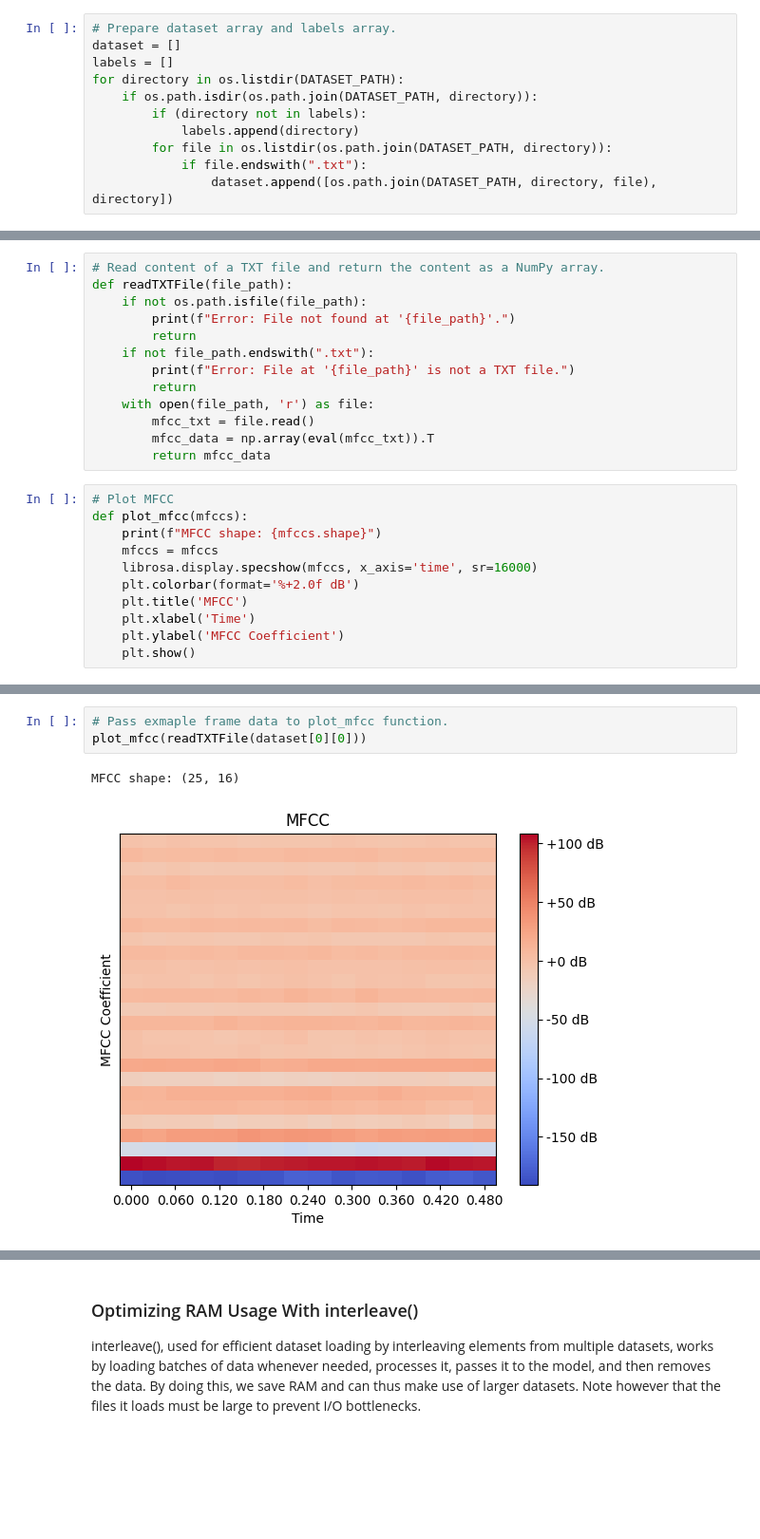
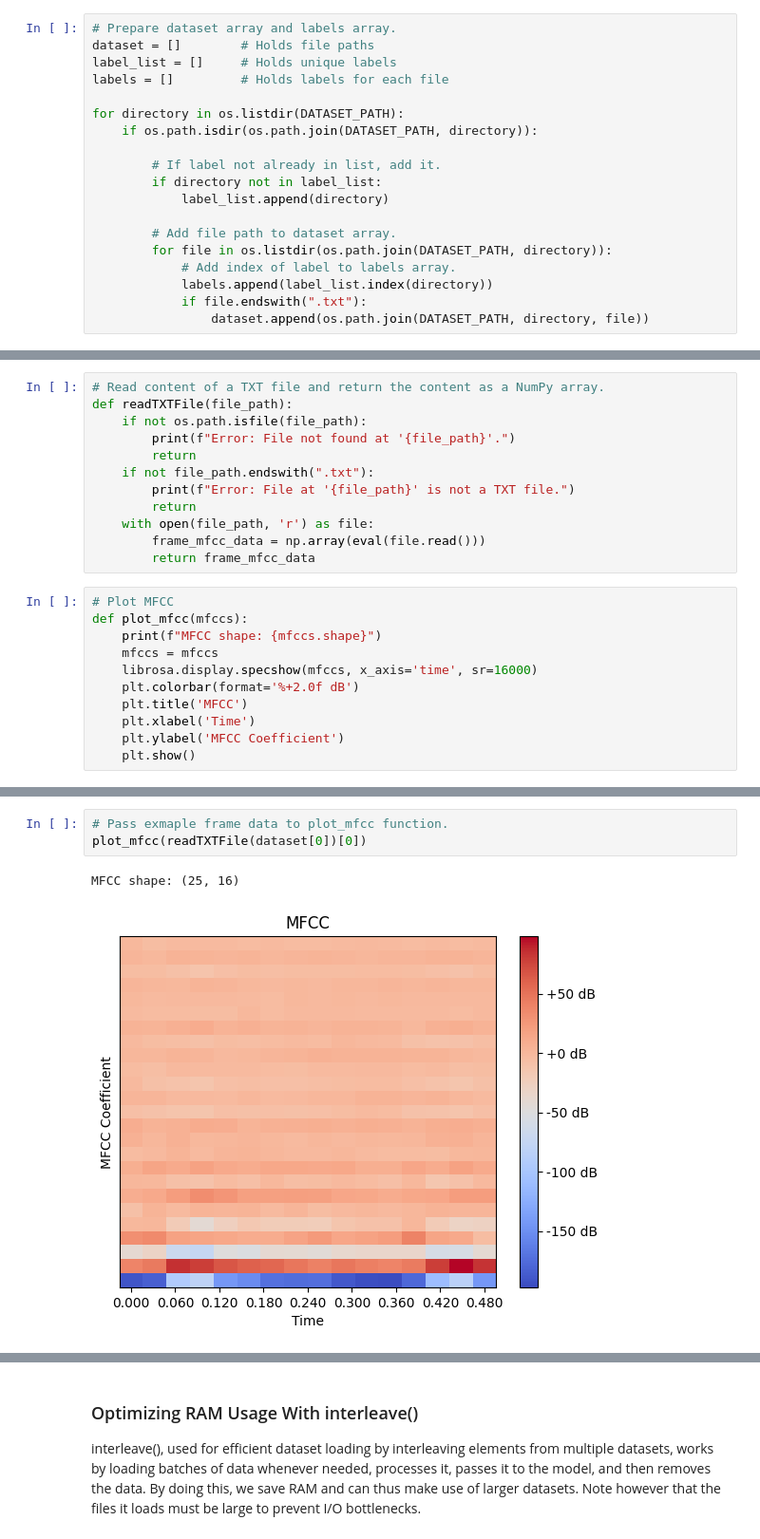
Before and after one commit to williamfridh/Vehicle-Classifying-and-Counting-Convolution-Neural-Networks-Onboard-Cost-Efficient-Microcontrollers, a Jupyter notebook: Model/model_0.ipynb, the cells around one changed output, grey strips where cells are left out. Shown: that part at 95% size. Saved outputs shown, nothing was run; the diff lists cells and outputs as text; blank space fills up the shorter version.

```diff
--- a/Model/model_0.ipynb
+++ b/Model/model_0.ipynb
@@ -121,12 +121,20 @@ To prepare the data, we first read through each frame file from the dataset and
 We then prepare a function to reads TXT file data and convert it to NP array, followed by a function used for plotting int MFCC for debugging.
 # %%
 # Prepare dataset array and labels array.
-dataset = []
-labels = []
+dataset = []        # Holds file paths
+label_list = []     # Holds unique labels
+labels = []         # Holds labels for each file
+
 for directory in os.listdir(DATASET_PATH):
     if os.path.isdir(os.path.join(DATASET_PATH, directory)):
-        if (directory not in labels):
-            labels.append(directory)
+
+        # If label not already in list, add it.
+        if directory not in label_list:
+            label_list.append(directory)
+
+        # Add file path to dataset array.
         for file in os.listdir(os.path.join(DATASET_PATH, directory)):
+            # Add index of label to labels array.
+            labels.append(label_list.index(directory))
             if file.endswith(".txt"):
-                dataset.append([os.path.join(DATASET_PATH, directory, file), directory])
+                dataset.append(os.path.join(DATASET_PATH, directory, file))
@@ -156,9 +156,8 @@ def readTXTFile(file_path):
         print(f"Error: File at '{file_path}' is not a TXT file.")
         return
     with open(file_path, 'r') as file:
-        mfcc_txt = file.read()
-        mfcc_data = np.array(eval(mfcc_txt)).T
-        return mfcc_data
+        frame_mfcc_data = np.array(eval(file.read()))
+        return frame_mfcc_data
 # %%
 # Plot MFCC
 def plot_mfcc(mfccs):
@@ -173,9 +176,9 @@ def plot_mfcc(mfccs):
 # %%
 # Pass exmaple frame data to plot_mfcc function.
-plot_mfcc(readTXTFile(dataset[0][0]))
+plot_mfcc(readTXTFile(dataset[0])[0])
 # %% [output]
 MFCC shape: (25, 16)
-[figure, old version]
+[figure, new version]
 # %% [markdown]
 ### Splitting Dataset
 
```
Also changed, not shown: parts of 14 cells of this notebook.
